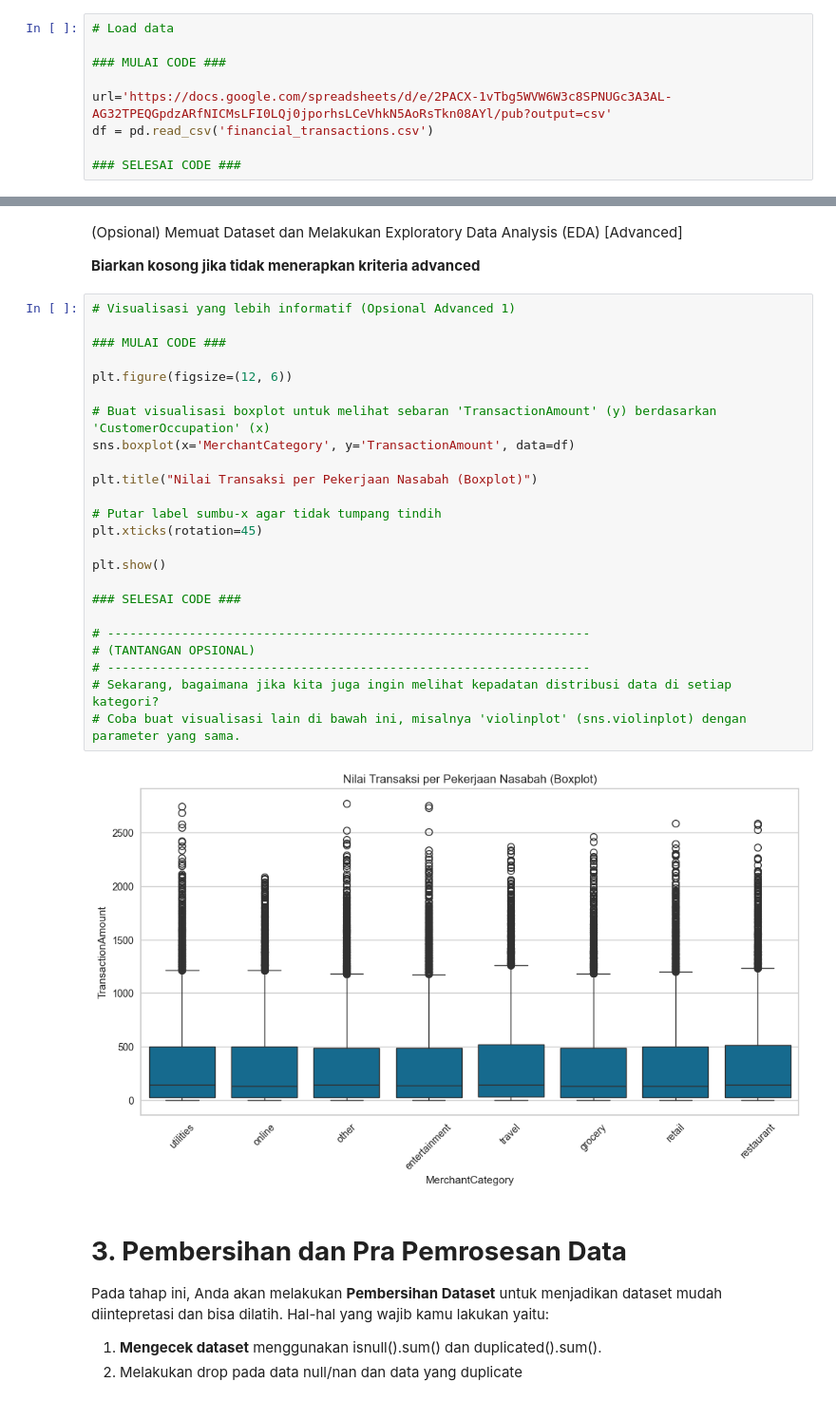
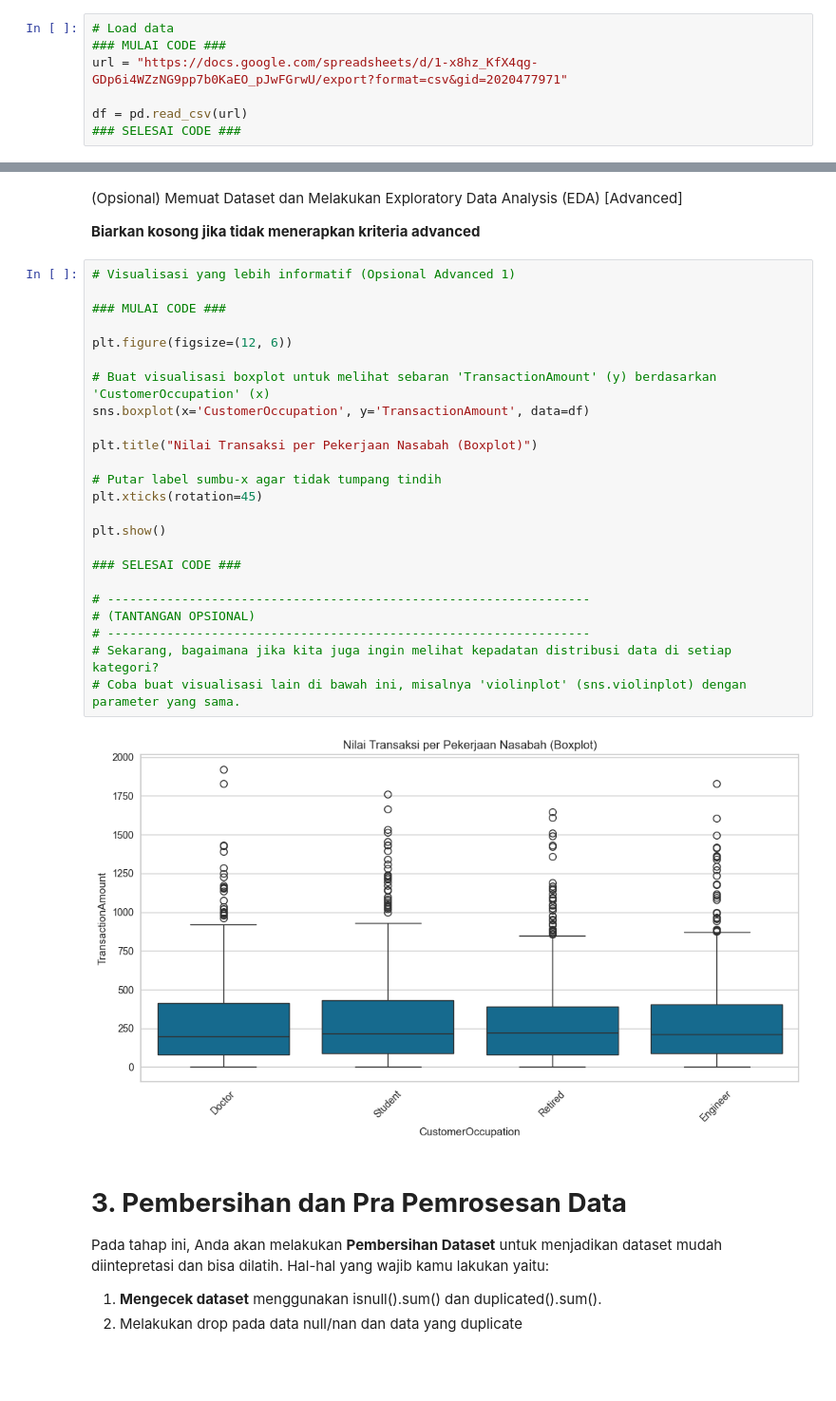
Before and after one commit to muhfajri24/Proyek-Machine-Learning---Dicoding, a Jupyter notebook: BMLP_Muhammad-Fajri/[Clustering]_Submission_Akhir_BMLP_Muhammad_Fajri.ipynb, the cells around one changed output, grey strips where cells are left out. Shown at 95% size. Saved outputs shown, nothing was run; the diff lists cells and outputs as text; blank space fills up the shorter version.

```diff
--- a/BMLP_Muhammad-Fajri/[Clustering]_Submission_Akhir_BMLP_Muhammad_Fajri.ipynb
+++ b/BMLP_Muhammad-Fajri/[Clustering]_Submission_Akhir_BMLP_Muhammad_Fajri.ipynb
@@ -76,12 +76,10 @@ dst
 Kriteria 1 akan diterima ketika Anda menggunakan fungsi yang diminta tanpa menambahkan deskripsi apapun.
 # %%
 # Load data
+### MULAI CODE ###
+url = "https://docs.google.com/spreadsheets/d/1-x8hz_KfX4qg-GDp6i4WZzNG9pp7b0KaEO_pJwFGrwU/export?format=csv&gid=2020477971"
 
-### MULAI CODE ###
-
-url='https://docs.google.com/spreadsheets/d/e/2PACX-1vTbg5WVW6W3c8SPNUGc3A3AL-AG32TPEQGpdzARfNICMsLFI0LQj0jporhsLCeVhkN5AoRsTkn08AYl/pub?output=csv'
-df = pd.read_csv('financial_transactions.csv')
-
+df = pd.read_csv(url)
 ### SELESAI CODE ###
 # %%
 # Tampilkan 5 baris pertama dengan function head.
@@ -220,29 +218,29 @@ plt.show()
 # %%
 # Visualisasi yang lebih informatif (Opsional Advanced 1)
 
 ### MULAI CODE ###
 
 plt.figure(figsize=(12, 6))
 
 # Buat visualisasi boxplot untuk melihat sebaran 'TransactionAmount' (y) berdasarkan 'CustomerOccupation' (x)
-sns.boxplot(x='MerchantCategory', y='TransactionAmount', data=df)
+sns.boxplot(x='CustomerOccupation', y='TransactionAmount', data=df)
 
 plt.title("Nilai Transaksi per Pekerjaan Nasabah (Boxplot)")
 
 # Putar label sumbu-x agar tidak tumpang tindih
 plt.xticks(rotation=45)
 
 plt.show()
 
 ### SELESAI CODE ###
 
 # -----------------------------------------------------------------
 # (TANTANGAN OPSIONAL)
 # -----------------------------------------------------------------
 # Sekarang, bagaimana jika kita juga ingin melihat kepadatan distribusi data di setiap kategori?
 # Coba buat visualisasi lain di bawah ini, misalnya 'violinplot' (sns.violinplot) dengan parameter yang sama.
 # %% [output]
-[figure, old version]
+[figure, new version]
 # %% [markdown]
 # **3. Pembersihan dan Pra Pemrosesan Data**
 
```
Also changed, not shown: parts of 28 cells of this notebook, 10 other files.
